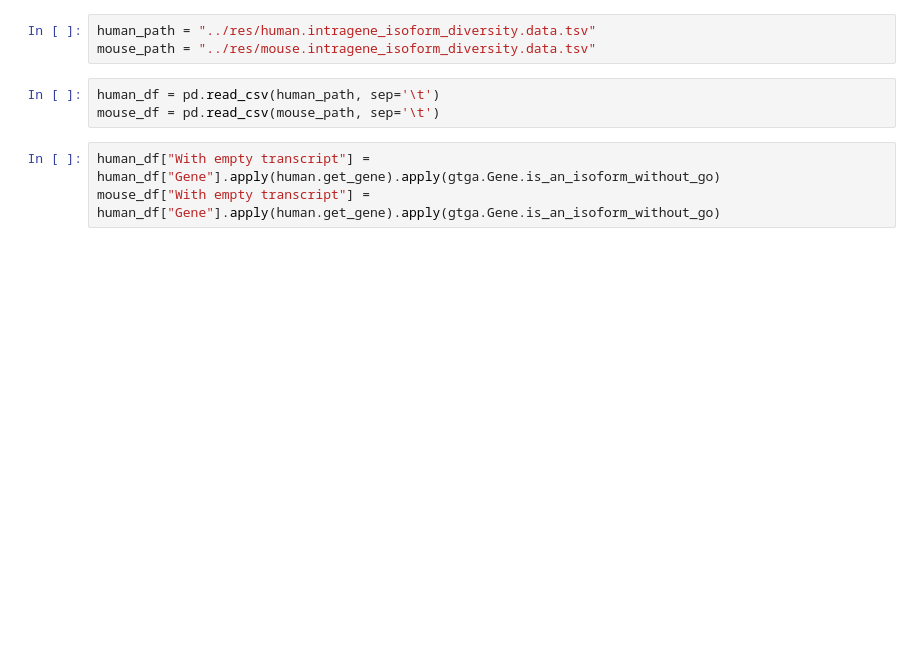
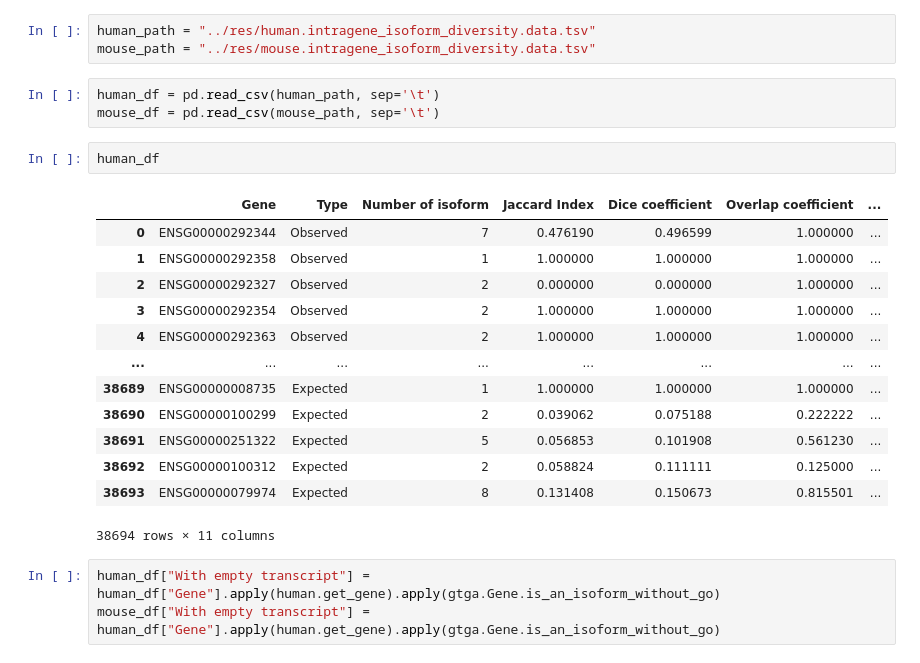
Before and after one commit to pierregerenton/intrinsicgenediversity, a Jupyter notebook: src/correlation_matrix_igd.ipynb, the cells around one changed output. Saved outputs shown, nothing was run; the diff lists cells and outputs as text; blank space fills up the shorter version.

```diff
--- a/src/correlation_matrix_igd.ipynb
+++ b/src/correlation_matrix_igd.ipynb
@@ -12,6 +12,22 @@ mouse_path = "../res/mouse.intragene_isoform_diversity.data.tsv"
 # %%
 human_df = pd.read_csv(human_path, sep='\t')
 mouse_df = pd.read_csv(mouse_path, sep='\t')
+# %%
+human_df
+# %% [output]
+|  | Gene | Type | Number of isoform | Jaccard Index | Dice coefficient | Overlap coefficient | ... |
+| 0 | ENSG00000292344 | Observed | 7 | 0.476190 | 0.496599 | 1.000000 | ... |
+| 1 | ENSG00000292358 | Observed | 1 | 1.000000 | 1.000000 | 1.000000 | ... |
+| 2 | ENSG00000292327 | Observed | 2 | 0.000000 | 0.000000 | 1.000000 | ... |
+| 3 | ENSG00000292354 | Observed | 2 | 1.000000 | 1.000000 | 1.000000 | ... |
+| 4 | ENSG00000292363 | Observed | 2 | 1.000000 | 1.000000 | 1.000000 | ... |
+| ... | ... | ... | ... | ... | ... | ... | ... |
+| 38689 | ENSG00000008735 | Expected | 1 | 1.000000 | 1.000000 | 1.000000 | ... |
+| 38690 | ENSG00000100299 | Expected | 2 | 0.039062 | 0.075188 | 0.222222 | ... |
+| 38691 | ENSG00000251322 | Expected | 5 | 0.056853 | 0.101908 | 0.561230 | ... |
+| 38692 | ENSG00000100312 | Expected | 2 | 0.058824 | 0.111111 | 0.125000 | ... |
+| 38693 | ENSG00000079974 | Expected | 8 | 0.131408 | 0.150673 | 0.815501 | ... |
+38694 rows × 11 columns
 # %%
 human_df["With empty transcript"] = human_df["Gene"].apply(human.get_gene).apply(gtga.Gene.is_an_isoform_without_go)
 mouse_df["With empty transcript"] = human_df["Gene"].apply(human.get_gene).apply(gtga.Gene.is_an_isoform_without_go)
```
Also changed, not shown: parts of 5 cells of this notebook.
